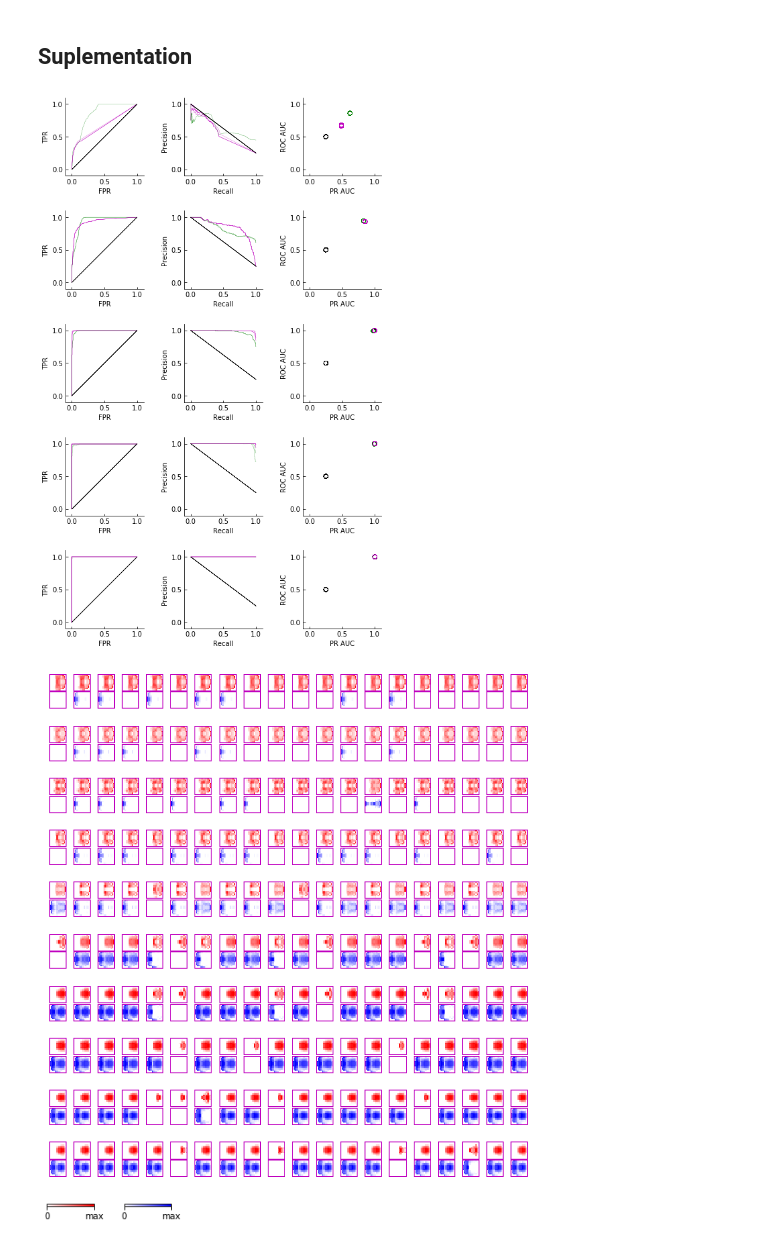
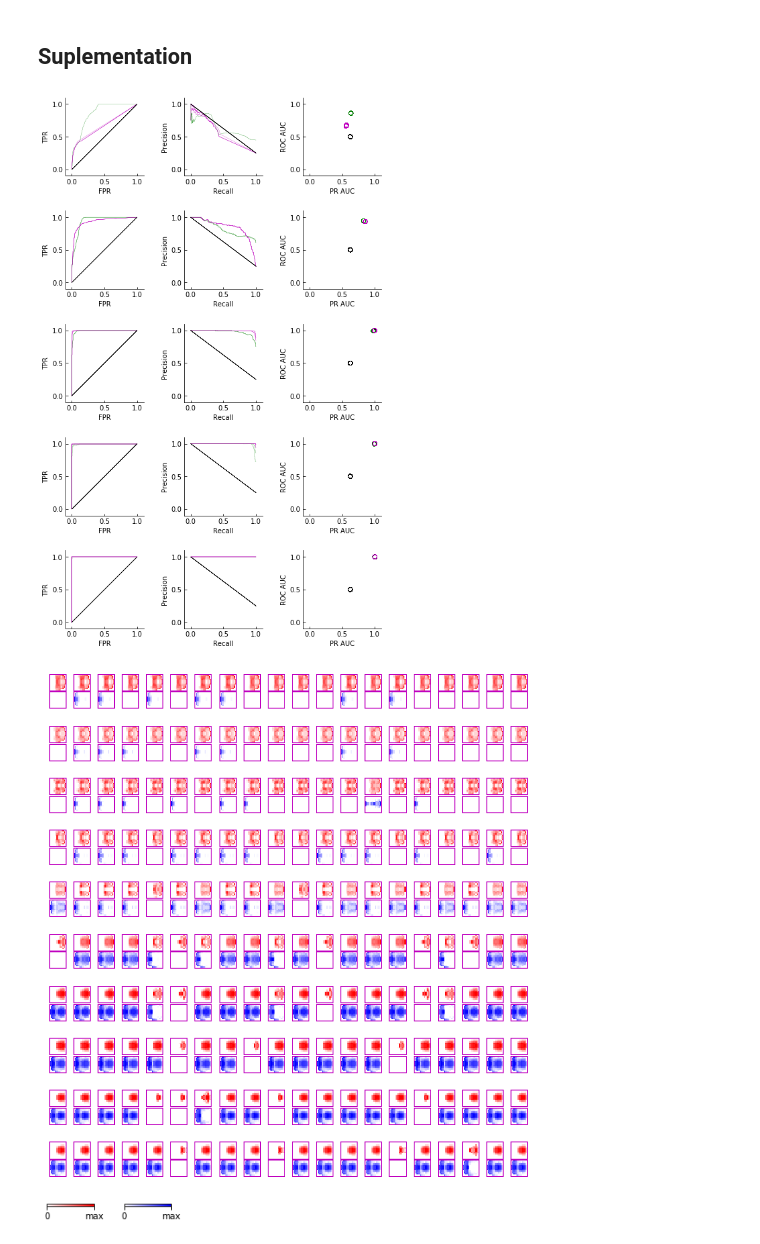
Before and after one commit to ClarkLabCode/LoomDetectionANN, a Jupyter notebook: analysis/plot_all_main_figures.ipynb, the cells around one changed output. Cells and saved outputs as stored; diff of their text form; code cells hidden in the pictures.

Commit message:
update figure

```diff
--- a/analysis/plot_all_main_figures.ipynb
+++ b/analysis/plot_all_main_figures.ipynb
@@ -788,7 +788,8 @@ for ind, y_labels in enumerate(y_labels_all):
     fpr, tpr, _ = metrics.roc_curve(y_labels, y_scores)
     precision, recall, _ = metrics.precision_recall_curve(y_labels, y_scores)
     roc_auc = metrics.roc_auc_score(y_labels, y_scores)
-    pr_auc = metrics.average_precision_score(y_labels, y_scores)
+    pr_auc = metrics.auc(recall, precision)
+#     aps = metrics.average_precision_score(y_labels, y_scores)
 
     fpr_all.append(fpr)
     tpr_all.append(tpr)
@@ -1600,7 +1601,8 @@ for ind, M in enumerate(M_list):
         fpr, tpr, _ = metrics.roc_curve(y_labels, y_scores)
         precision, recall, _ = metrics.precision_recall_curve(y_labels, y_scores)
         roc_auc = metrics.roc_auc_score(y_labels, y_scores)
-        pr_auc = metrics.average_precision_score(y_labels, y_scores)
+        pr_auc = metrics.auc(recall, precision)
+#     aps = metrics.average_precision_score(y_labels, y_scores)
 
         fpr_all.append(fpr)
         tpr_all.append(tpr)
@@ -1648,34 +1650,34 @@ for ind, M in enumerate(M_list):
     ax.set_ylabel('Precision', fontsize=label_fontsize)
     ax.tick_params(direction='in', labelsize=tick_fontsize)
 
     # scores
     gs000 = gridspec.GridSpecFromSubplotSpec(12, 12, subplot_spec=gs00[0, 2])
     ax = fig.add_subplot(gs000[1:11, 1:11])
     added_noisex = np.random.normal(0, 0.0, len(roc_auc_all))
     added_noisey = np.random.normal(0, 0.0, len(pr_auc_all))
     marker_list = [color_marker_dict[key] for key in color_list]
     for ind, x, y, c_, marker_ in zip(range(len(color_list)), pr_auc_all, roc_auc_all, color_list, marker_list):
         if ind%10 == 0:
             ax.scatter(np.array(x)+added_noisey, np.array(y)+added_noisex, s=marker_size, facecolors='None', edgecolors=c_, marker=marker_, alpha=0.5, linewidths=0.25)
     ax.axis('scaled')
     ax.spines["right"].set_visible(False)
     ax.spines["top"].set_visible(False)
     ax.spines["bottom"].set_visible(True)
     ax.spines["left"].set_visible(True)
     ax.set_xlim([-0.1, 1.1])
     ax.set_ylim([-0.1, 1.1])
     ax.set_xticks([0, 0.5, 1])
     ax.set_yticks([0, 0.5, 1])
     ax.set_xlabel('PR AUC', fontsize=label_fontsize)
     ax.set_ylabel('ROC AUC', fontsize=label_fontsize)
     ax.tick_params(direction='in', labelsize=tick_fontsize)
 
 
 plt.show()
 filename = figure_path+'figures_supp/trained_results_multiunits_sup1.pdf'.format(M)
 fig.savefig(filename, bbox_inches='tight')
 # %% [output]
-[figure, old version]
+[figure, new version]
 # %%
 importlib.reload(hpfn)
 
```
Also changed, not shown: parts of 1 cell of this notebook, 2 other files.
